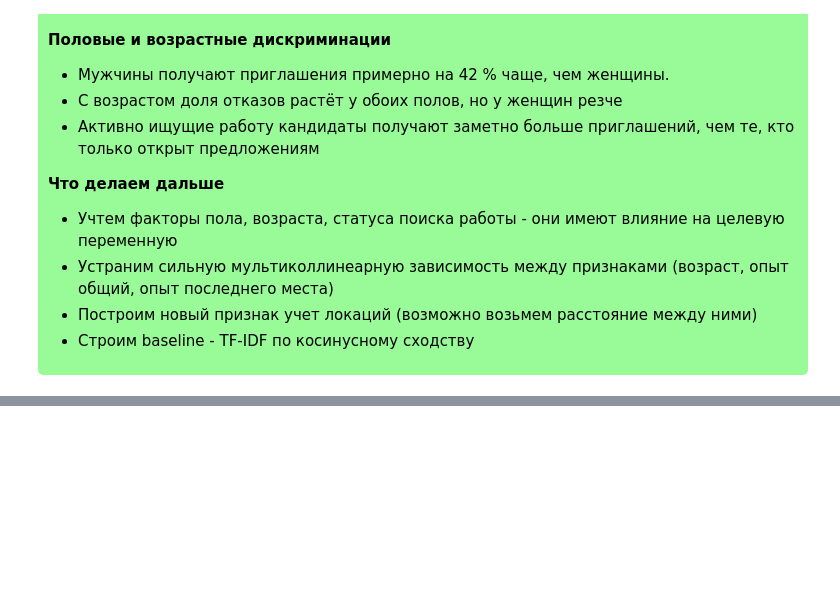
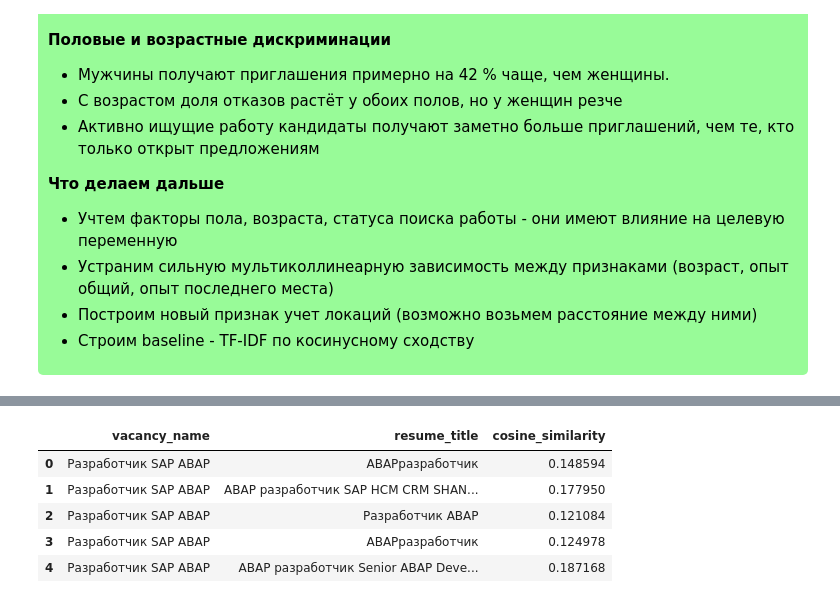
Before and after one commit to UsovAlexander/hr-ai-scout, a Jupyter notebook: eda_analysis/eda_hr_ai_scout.ipynb, the cells around one changed output, grey strips where cells are left out. Saved outputs shown, nothing was run; the diff lists cells and outputs as text; code cells hidden in the pictures; blank space fills up the shorter version.

```diff
--- a/eda_analysis/eda_hr_ai_scout.ipynb
+++ b/eda_analysis/eda_hr_ai_scout.ipynb
@@ -752,0 +791,31 @@ create_bar_chart(df, 'resume_applicant_status')
+# %%
+temp["vacancy_text"] = (temp["vacancy_name"].fillna("") + " " + temp["vacancy_description"].fillna(""))
+
+temp["resume_text"] = (
+    temp["resume_title"].fillna("") + " " +
+    temp["resume_specialization"].fillna("") + " " +
+    temp["resume_last_position"].fillna("") + " " +
+    temp["resume_last_experience_description"].fillna("") + " " +
+    temp["resume_skills"].fillna("") + " " +
+    temp["resume_courses"].fillna("")
+)
+
+cp = pd.concat([temp["vacancy_text"], temp["resume_text"]], axis=0)
+
+vector = TfidfVectorizer(ngram_range=(1, 2))
+X = vector.fit_transform(cp)
+
+n = len(temp)
+X_vac = X[:n]
+X_res = X[n:]
+
+cos = (X_vac.multiply(X_res)).sum(axis=1).A1
+temp["cosine_similarity"] = cos
+temp[["vacancy_name", "resume_title", "cosine_similarity"]].head()
+# %% [output]
+|  | vacancy_name | resume_title | cosine_similarity |
+| 0 | Разработчик SAP ABAP | ABAPразработчик | 0.148594 |
+| 1 | Разработчик SAP ABAP | ABAP разработчик SAP HCM CRM SHAN... | 0.177950 |
+| 2 | Разработчик SAP ABAP | Разработчик ABAP | 0.121084 |
+| 3 | Разработчик SAP ABAP | ABAPразработчик | 0.124978 |
+| 4 | Разработчик SAP ABAP | ABAP разработчик Senior ABAP Deve... | 0.187168 |
```
Also changed, not shown: parts of 16 cells of this notebook.
